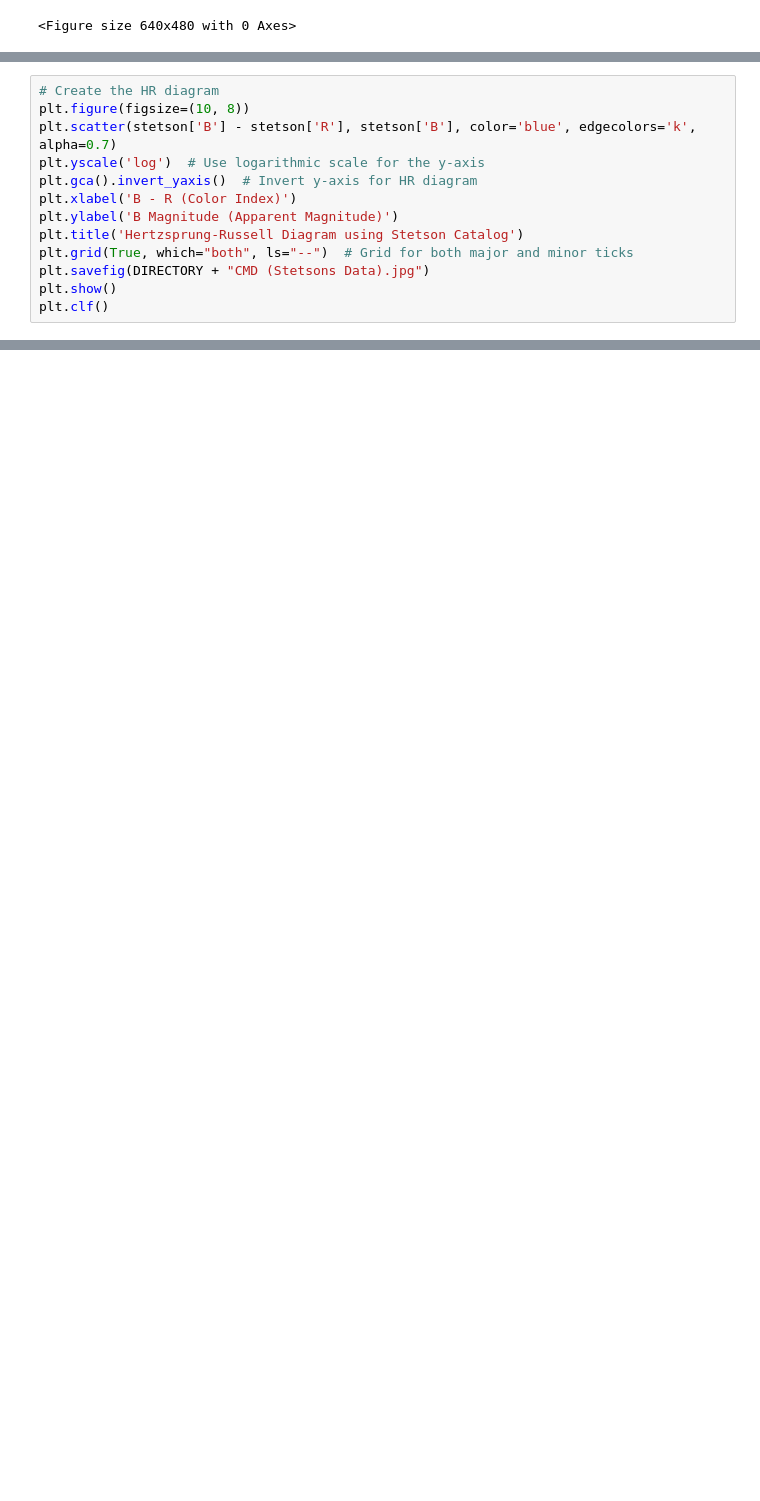
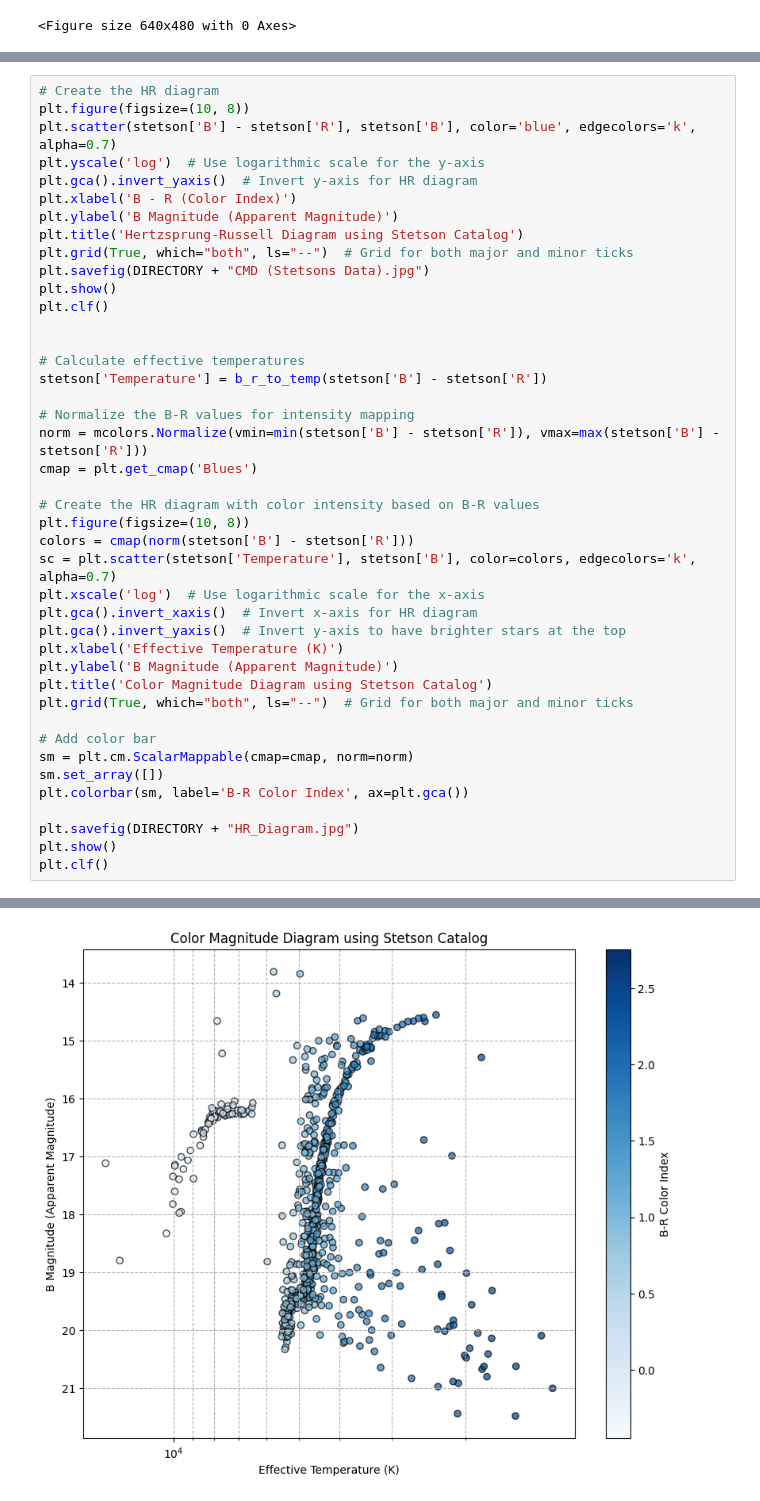
Before and after one commit to TheRealCass/Observing-M13, a Jupyter notebook: pipeline stage 2.ipynb, the cells around one changed output, grey strips where cells are left out. Saved outputs shown, nothing was run; the diff lists cells and outputs as text; blank space fills up the shorter version.

```diff
--- a/pipeline stage 2.ipynb
+++ b/pipeline stage 2.ipynb
@@ -257,16 +284,46 @@ detected_stars
 # %%
 # Create the HR diagram
 plt.figure(figsize=(10, 8))
 plt.scatter(stetson['B'] - stetson['R'], stetson['B'], color='blue', edgecolors='k', alpha=0.7)
 plt.yscale('log')  # Use logarithmic scale for the y-axis
 plt.gca().invert_yaxis()  # Invert y-axis for HR diagram
 plt.xlabel('B - R (Color Index)')
 plt.ylabel('B Magnitude (Apparent Magnitude)')
 plt.title('Hertzsprung-Russell Diagram using Stetson Catalog')
 plt.grid(True, which="both", ls="--")  # Grid for both major and minor ticks
 plt.savefig(DIRECTORY + "CMD (Stetsons Data).jpg")
 plt.show()
 plt.clf()
+
+
+# Calculate effective temperatures
+stetson['Temperature'] = b_r_to_temp(stetson['B'] - stetson['R'])
+
+# Normalize the B-R values for intensity mapping
+norm = mcolors.Normalize(vmin=min(stetson['B'] - stetson['R']), vmax=max(stetson['B'] - stetson['R']))
+cmap = plt.get_cmap('Blues')
+
+# Create the HR diagram with color intensity based on B-R values
+plt.figure(figsize=(10, 8))
+colors = cmap(norm(stetson['B'] - stetson['R']))
+sc = plt.scatter(stetson['Temperature'], stetson['B'], color=colors, edgecolors='k', alpha=0.7)
+plt.xscale('log')  # Use logarithmic scale for the x-axis
+plt.gca().invert_xaxis()  # Invert x-axis for HR diagram
+plt.gca().invert_yaxis()  # Invert y-axis to have brighter stars at the top
+plt.xlabel('Effective Temperature (K)')
+plt.ylabel('B Magnitude (Apparent Magnitude)')
+plt.title('Color Magnitude Diagram using Stetson Catalog')
+plt.grid(True, which="both", ls="--")  # Grid for both major and minor ticks
+
+# Add color bar
+sm = plt.cm.ScalarMappable(cmap=cmap, norm=norm)
+sm.set_array([])
+plt.colorbar(sm, label='B-R Color Index', ax=plt.gca())
+
+plt.savefig(DIRECTORY + "HR_Diagram.jpg")
+plt.show()
+plt.clf()
 # %% [output]
 [figure]
 <Figure size 640x480 with 0 Axes>
+[figure, added]
```
Also changed, not shown: parts of 9 cells of this notebook, 7 other files.
